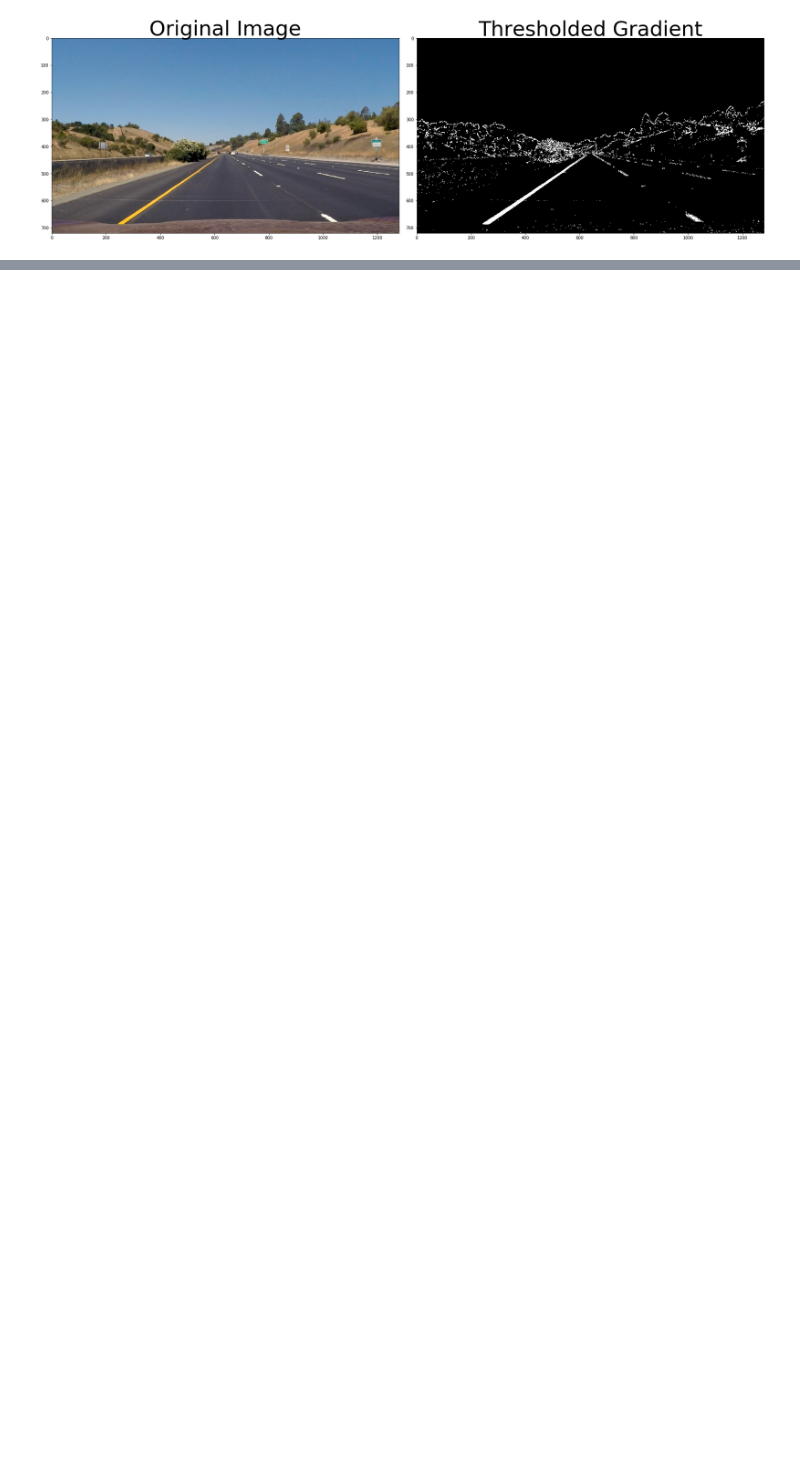
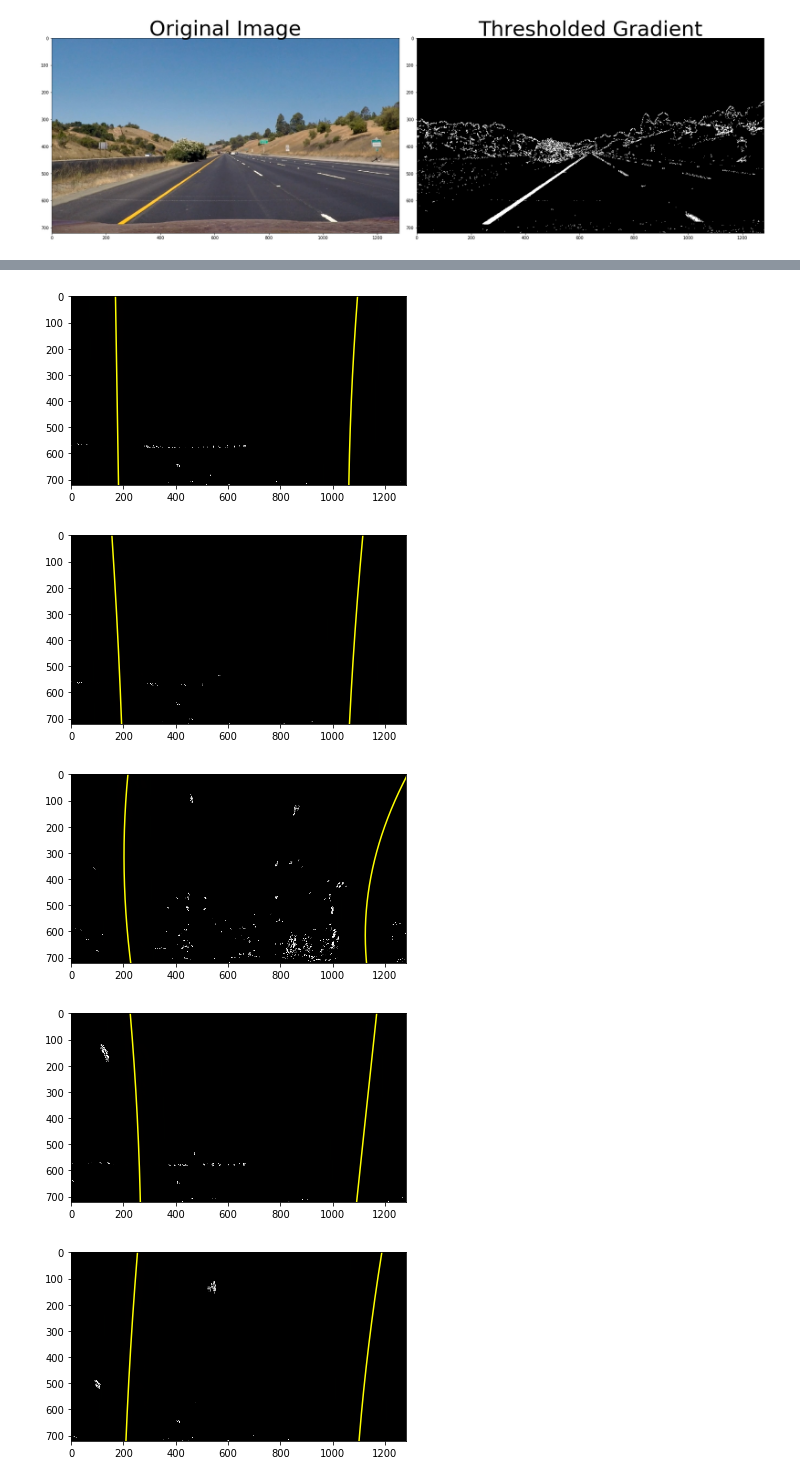
Before and after one commit to berktepebag/carnd-term1-project4-advanced-lane-findings, a Jupyter notebook: carnd-term1-project4-advanced-lane-lines.ipynb, the cells around one changed output, grey strips where cells are left out. Drawn from its saved outputs; the diff is of its cells as text; code cells hidden in the pictures; blank space fills up the shorter version.

```diff
--- a/carnd-term1-project4-advanced-lane-lines.ipynb
+++ b/carnd-term1-project4-advanced-lane-lines.ipynb
@@ -287,10 +287,9 @@ plt.show()
 # %% [output]
 [figure]
 # %%
-## Warp Road Images
-for idx,file in enumerate(glob.glob('./test_images/*.jpg')):
+def warp_the_image(img,save_images=False,plot_result=False,idx=0):
+    ## Warp Road Images
 
-    img = mpimg.imread(file)
     img_shp=img.shape
     mask_y_height = int(img_shp[0]*0.7) #Upper bound of y
     offset=img.shape[0]*0.25 #Offset
@@ -325,29 +324,25 @@ for idx,file in enumerate(glob.glob('./test_images/*.jpg')):
                     [img_size[0]-offset,0],
                     [img_size[0]-offset,img_size[1]],
                     [offset,img_size[1]]])
-    '''
-    plt.imshow(img)
-    plt.plot(upper_left[0],upper_left[1],'.')
-    plt.plot(upper_right[0],upper_right[1],'.')
-    plt.plot(lower_right[0],lower_right[1],'.')
-    plt.plot(lower_left[0],lower_left[1],'.')
-    '''
+
     M = cv2.getPerspectiveTransform(src, dst)
+    Minv=cv2.getPerspectiveTransform(dst, src)
     warped = cv2.warpPerspective(combined, M, img_size, flags=cv2.INTER_LINEAR)*255
 
-    saveImages=True
-    if(saveImages):
+
+    if(save_images):
         cv2.imwrite('output_images/warped_combined'+str(idx)+'.jpg',warped)
 
-    plotResult=False
-    if(plotResult):
+    if(plot_result):
         # Plot the result
         f, (ax1, ax2) = plt.subplots(1, 2, figsize=(24, 9))
         f.tight_layout()
         ax1.imshow(img)
         ax1.set_title('Original Image', fontsize=50)
         ax2.imshow(warped,cmap='gray')
-        ax2.set_title('Warped Lane Image'+str(i), fontsize=50)
+        ax2.set_title('Warped Lane Image'+str(idx), fontsize=50)
         plt.subplots_adjust(left=0., right=1, top=0.9, bottom=0.)
 
         plt.show()
+
+    return warped,M,Minv
@@ -394,2 +349,9 @@ def warped_combined(img):
+# %%
+#Save Warped Images
+save_warped_images=False
+if(save_warped_images):
+    for idx,file in enumerate(glob.glob('./test_images/*.jpg')):
+        img = mpimg.imread(file)
+        warp_the_image(img,save_images=False,plot_result=True,idx=idx)
 # %%
 ##Histogram, slice into windows, polyfit, fillpoly
@@ -550,0 +456,14 @@ for idx,file in enumerate(glob.glob('./output_images/warped_combined*.jpg')):
+# %%
+#Save Polyfit Lines
+show_polyfit_lines=True
+if(show_polyfit_lines):
+    for idx,file in enumerate(glob.glob('./test_images/*.jpg')):
+        img = mpimg.imread(file)
+        #warped = warp_the_image(img)
+        draw_polyfit(img,draw_polyfit_lines=True)
+# %% [output]
+[figure, added]
+[figure, added]
+[figure, added]
+[figure, added]
+[figure, added]
```
Also changed, not shown: parts of 7 cells of this notebook.
